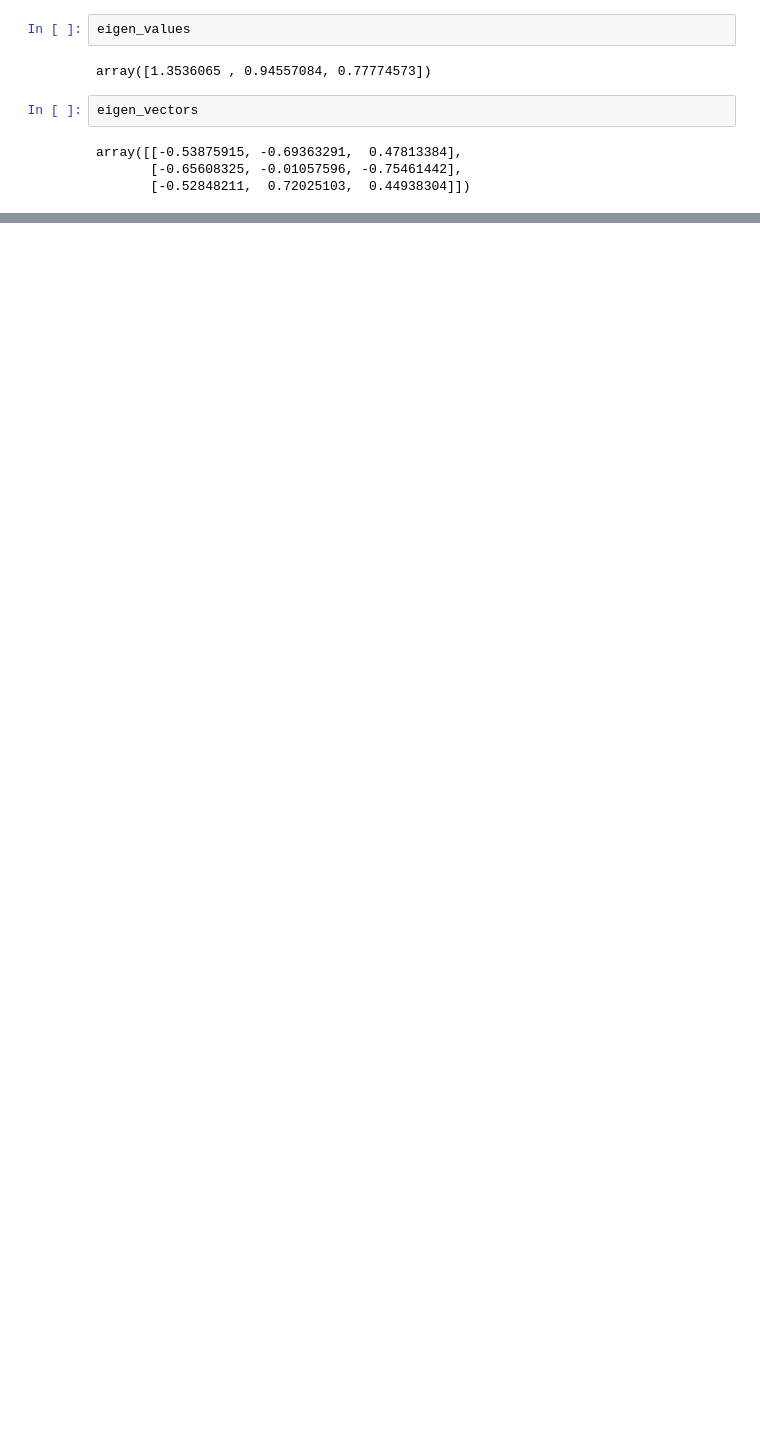
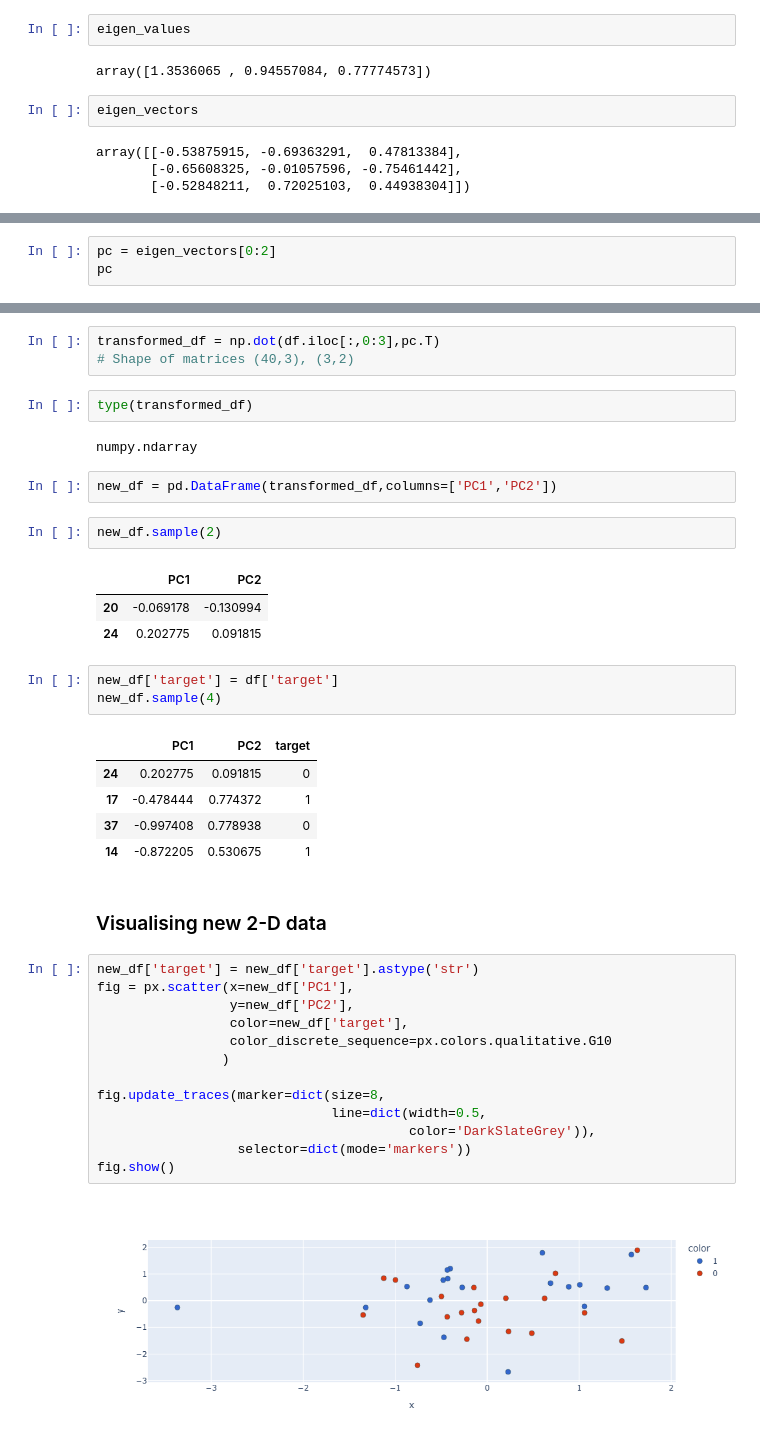
Before and after one commit to GautamKr2/Machine_Learning, a Jupyter notebook: PCA.ipynb, the cells around one changed output, grey strips where cells are left out. Saved outputs shown, nothing was run; the diff lists cells and outputs as text; blank space fills up the shorter version.

```diff
--- a/PCA.ipynb
+++ b/PCA.ipynb
@@ -128,0 +238,3 @@ AttributeError: 'Arrow3D' object has no attribute 'do_3d_projection'
+# %%
+pc = eigen_vectors[0:2]
+pc
@@ -128,0 +244,41 @@ AttributeError: 'Arrow3D' object has no attribute 'do_3d_projection'
+# %%
+transformed_df = np.dot(df.iloc[:,0:3],pc.T)
+# Shape of matrices (40,3), (3,2)
+# %%
+type(transformed_df)
+# %% [output]
+numpy.ndarray
+# %%
+new_df = pd.DataFrame(transformed_df,columns=['PC1','PC2'])
+# %%
+new_df.sample(2)
+# %% [output]
+|  | PC1 | PC2 |
+| 20 | -0.069178 | -0.130994 |
+| 24 | 0.202775 | 0.091815 |
+# %%
+new_df['target'] = df['target']
+new_df.sample(4)
+# %% [output]
+|  | PC1 | PC2 | target |
+| 24 | 0.202775 | 0.091815 | 0 |
+| 17 | -0.478444 | 0.774372 | 1 |
+| 37 | -0.997408 | 0.778938 | 0 |
+| 14 | -0.872205 | 0.530675 | 1 |
+# %% [markdown]
+### Visualising new 2-D data
+# %%
+new_df['target'] = new_df['target'].astype('str')
+fig = px.scatter(x=new_df['PC1'],
+                 y=new_df['PC2'],
+                 color=new_df['target'],
+                 color_discrete_sequence=px.colors.qualitative.G10
+                )
+
+fig.update_traces(marker=dict(size=8,
+                              line=dict(width=0.5,
+                                        color='DarkSlateGrey')),
+                  selector=dict(mode='markers'))
+fig.show()
+# %% [output]
+[figure, added]
```
Also changed, not shown: parts of 24 cells of this notebook.
